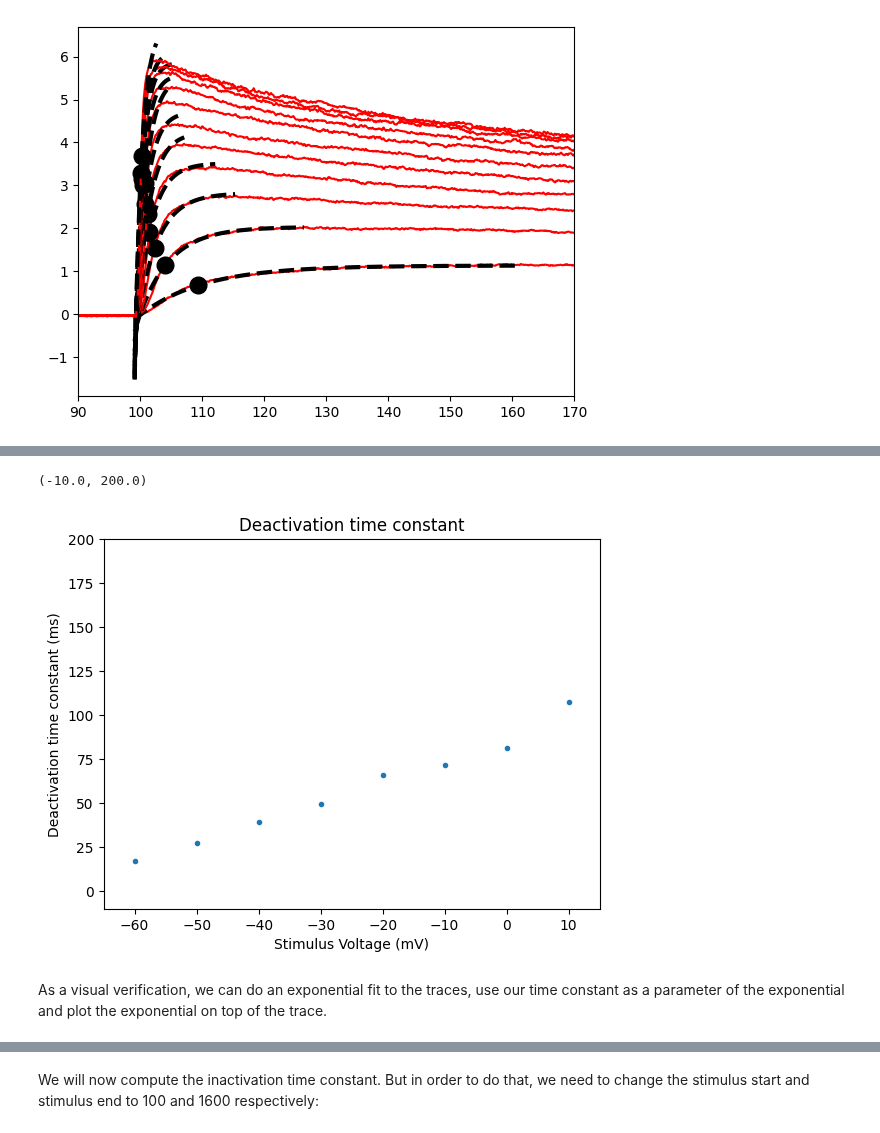
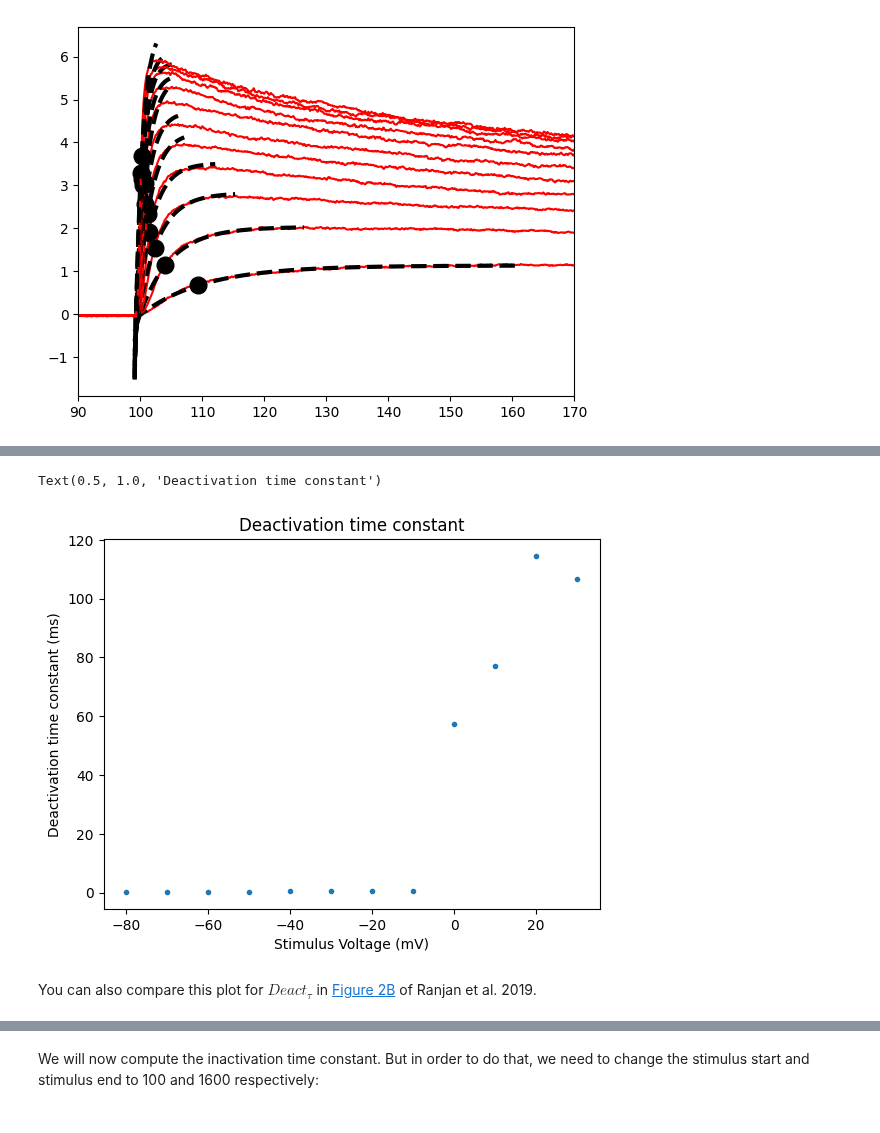
Before and after one commit to openbraininstitute/obi_platform_analysis_notebooks, a Jupyter notebook: Cellular/efeature_extraction/voltage_clamp_ephys_extraction/analysis_notebook.ipynb, the cells around one changed output, grey strips where cells are left out. Cells and saved outputs as stored; diff of their text form; code cells hidden in the pictures.

```diff
--- a/Cellular/efeature_extraction/voltage_clamp_ephys_extraction/analysis_notebook.ipynb
+++ b/Cellular/efeature_extraction/voltage_clamp_ephys_extraction/analysis_notebook.ipynb
@@ -67,6 +114,0 @@ We can plot the traces to see how they look:
-# %%
-for t in traces:
-    plt.plot(t["T"], t["V"], c="red")
-plt.xlabel("Stimulus Voltage (mV)")
-plt.ylabel("Response Current (nA)")
-plt.title("Activation traces")
@@ -194,0 +252,33 @@ Now we will also perform efeature extraction on traces from deactivation experim
+# %%
+rep_name = "repetition1"
+exp_type = "Deactivation"
+
+# create a subplot with 2  columns to show the start and end time of the Deactivation trace
+fig, axs = plt.subplots(1, 3, figsize=(12, 4))
+
+for idx in range(len(data[exp_type][rep_name]["dt"])):
+    i = data[exp_type][rep_name]["current"][:,idx]
+    t = np.arange(i.size) * data[exp_type][rep_name]["dt"][idx] * 1000.0 # data was is in seconds, convert to ms
+
+    axs[0].plot(t, i, c="red")
+    axs[0].set_xlabel("Time (ms)")
+    axs[0].set_ylabel("Response Current (nA)")
+    axs[0].set_title("Deactivation traces")
+
+    axs[1].plot(t, i, c="red")
+    axs[1].set_xlabel("Time (ms)")
+    # add a vertical dashed line at x=99
+    axs[1].axvline(x=399, color='black', linestyle='--')
+    axs[1].set_xlim(398, 403)
+    axs[1].set_ylabel("Response Current (nA)")
+    axs[1].set_title("Deactivation traces: stim_start")
+
+    axs[2].plot(t, i, c="red")
+    axs[2].set_xlabel("Time (ms)")
+    axs[2].set_xlim(598, 602)
+    axs[2].axvline(x=599, color='black', linestyle='--')
+    axs[2].set_ylabel("Response Current (nA)")
+    axs[2].set_title("Deactivation traces: stim_end")
+
+plt.tight_layout()
+plt.show()
@@ -204,6 +300,6 @@ for idx in range(len(data[exp_type][rep_name]["dt"])):
     t = t * 1000.0
     trace["T"] = t
     trace["V"] = i  # trick: input current as if it was voltage
-    trace["stim_start"] = [401]
+    trace["stim_start"] = [399]
     trace["stim_end"] = [599]
     traces.append(trace)
@@ -223,21 +310,21 @@ We can now extract the deactivation time constant using eFEL:
 # %%
 efel.reset()
 stim_v = list(range(-80, 40, 10))
 feature_names = ["deactivation_time_constant"]
 feats = efel.get_feature_values(traces, feature_names)
 
 deact_tau_efel = np.array([feat_dict["deactivation_time_constant"][0] for feat_dict in feats])
 plt.plot(stim_v, deact_tau_efel, '.')
 plt.xlabel("Stimulus Voltage (mV)")
 plt.ylabel("Deactivation time constant (ms)")
 plt.title("Deactivation time constant")
-plt.xlim((-65, 15))
-plt.ylim((-10, 200))
+# plt.xlim((-65, 15))
+# plt.ylim((-10, 200))
 # %% [output]
-(-10.0, 200.0)
+Text(0.5, 1.0, 'Deactivation time constant')
-[figure, old version]
+[figure, new version]
-# %% [markdown]
-As a visual verification, we can do an exponential fit to the traces, use our time constant as a parameter of the exponential and plot the exponential on top of the trace.
+# %% [markdown]
+You can also compare this plot for $Deact_{\tau}$ in [Figure 2B](https://www.frontiersin.org/journals/cellular-neuroscience/articles/10.3389/fncel.2019.00358/full#F2) of Ranjan et al. 2019.
 # %%
 for i, trace in enumerate(traces):
         interval_indices = np.where((trace["T"] >= trace["stim_start"][0]) & (trace["T"] < trace["stim_end"][0]))
```
Also changed, not shown: parts of 41 cells of this notebook, 3 other files.
